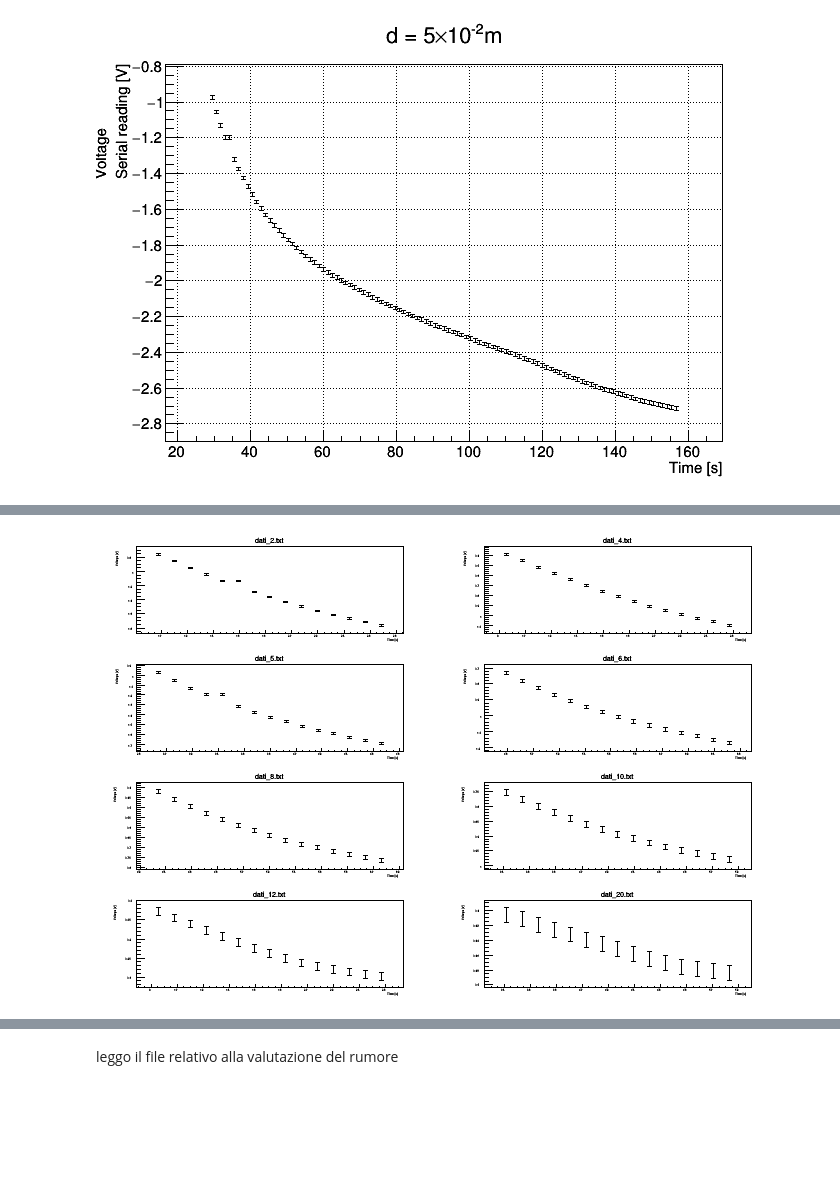
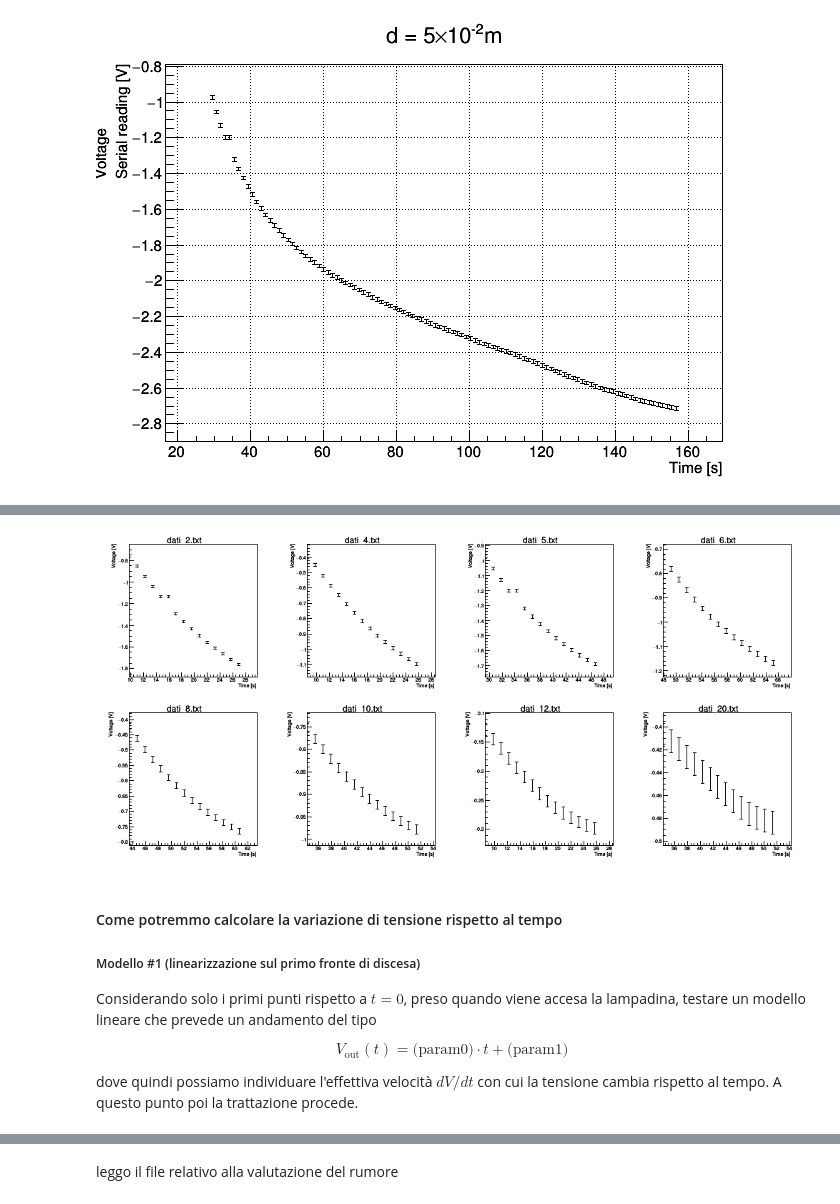
Before and after one commit to mattiasotgia/Lab2, a Jupyter notebook: esperienza_4__irraggiamento_lampadina/analisi_dati/2021_12_21_data_analysis_LAB_R2.ipynb, the cells around one changed output, grey strips where cells are left out. Cells and saved outputs as stored; diff of their text form; code cells hidden in the pictures; blank space fills up the shorter version.

```diff
--- a/esperienza_4__irraggiamento_lampadina/analisi_dati/2021_12_21_data_analysis_LAB_R2.ipynb
+++ b/esperienza_4__irraggiamento_lampadina/analisi_dati/2021_12_21_data_analysis_LAB_R2.ipynb
@@ -158,20 +134,34 @@ Procedere in modo simile al #2 ma di fatto effettuare alcune considerazioni sugl
 # %%
-TCanvas *c3 = new TCanvas();
-c3->Divide(2,4);
+TCanvas *c3 = new TCanvas("","", 1000, 500);
+graphset::setcanvas(c3,4,2);
 
 for(int k=0; k<8; k++){
     ifstream *data = new ifstream((pfix + all_data_table[k]).c_str());
     TGraphErrors *g1 = new TGraphErrors();
     for(int j=0; (*data >> t >> vin >> evin >> range) && j<15; j++){
         g1->SetPoint(j, t, vin);
         g1->SetPointError(j, 0, 0.01);
     }
     c3->cd(k+1);
+    graphset::setcanvas(c3->cd(k+1));
     g1->Draw("Ap");
+    g1->GetXaxis()->SetLimits(g1->GetX()[0], g1->GetX()[0] + 20);
     g1->SetTitle((all_data_table[k] + ";Time [s]; Voltage [V]").c_str());
     data->close();
 }
 c3->Draw();
 # %% [output]
-[figure, old version]
+[figure, new version]
+# %% [markdown]
+#### Come potremmo calcolare la variazione di tensione rispetto al tempo
+
+##### Modello #1 (linearizzazione sul primo fronte di discesa)
+
+Considerando solo i primi punti rispetto a $t=0$, preso quando viene accesa la lampadina, testare un modello lineare che prevede un andamento del tipo
+
+$$
+V_{\text{out}}(t) = \text{(param0)} \cdot t + \text{(param1)}
+$$
+
+dove quindi possiamo individuare l'effettiva velocità $dV/dt$ con cui la tensione cambia rispetto al tempo. A questo punto poi la trattazione procede.
 # %%
```
Also changed, not shown: parts of 6 cells of this notebook.
